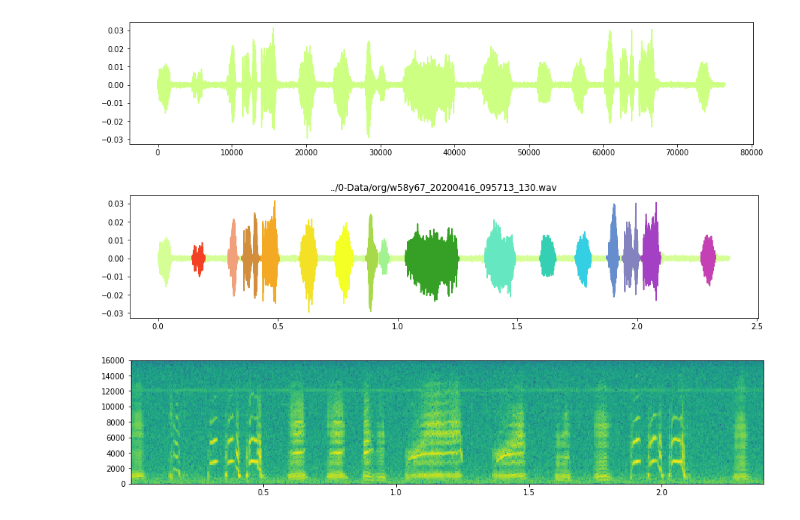
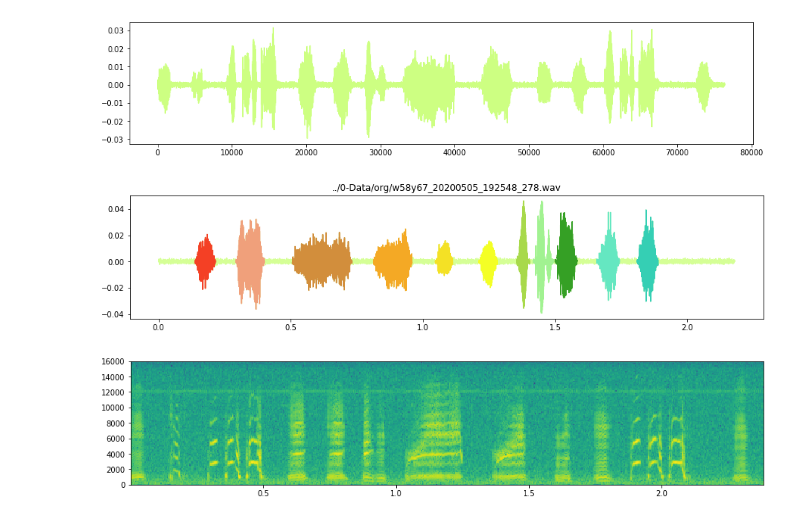
Before and after one commit to yebiny/Songbird-clusturing, a Jupyter notebook: 1-DataPreprocess/syllable_process_tutorial.ipynb, the cells around one changed output. Saved outputs shown, nothing was run; the diff lists cells and outputs as text; code cells hidden in the pictures.

```diff
--- a/1-DataPreprocess/syllable_process_tutorial.ipynb
+++ b/1-DataPreprocess/syllable_process_tutorial.ipynb
@@ -54,9 +56,9 @@ draw_wav(wav_list[1])
 # %% [output]
 [figure]
 # %%
-draw_split_wav(wav_list, syllable_list, 1)
+draw_split_wav(wav_list, syllable_list, 22)
 # %% [output]
-[figure, old version]
+[figure, new version]
 # %%
 draw_spectrogram(wav_list[1])
 # %% [output]
```
Also changed, not shown: parts of 1 cell of this notebook.
